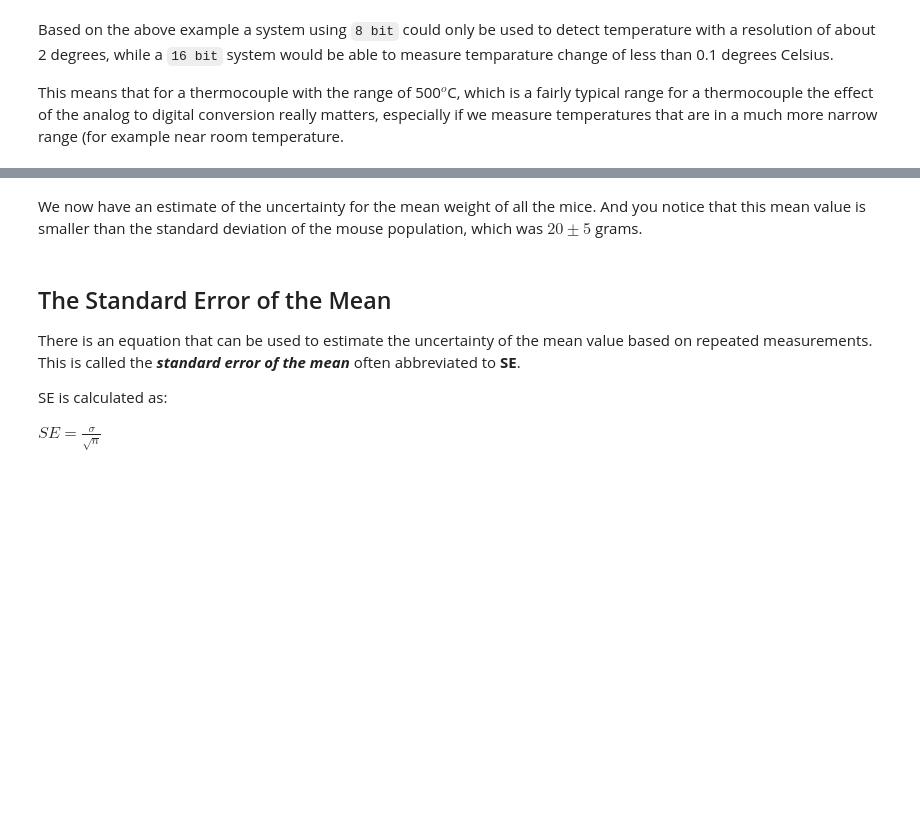
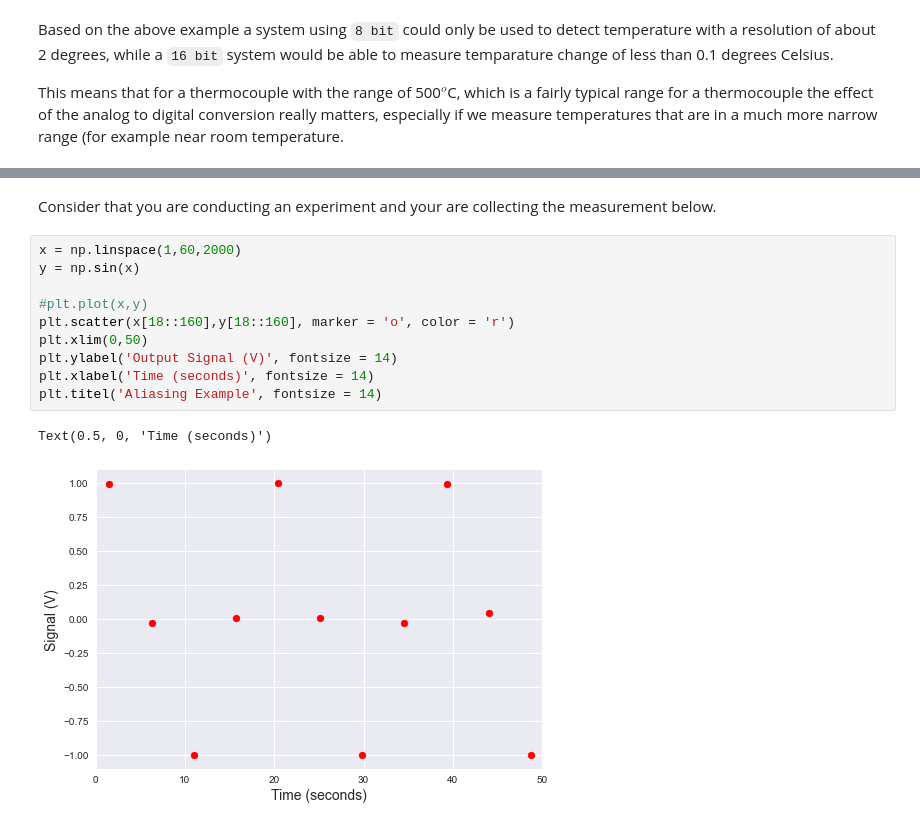
Before and after one commit to TobGerken/ISAT300, a Jupyter notebook: 6_CalibrationAndADConversion.ipynb, the cells around one changed output, grey strips where cells are left out. Saved outputs shown, nothing was run; the diff lists cells and outputs as text; blank space fills up the shorter version.

Commit message:
added aliasing example;

```diff
--- a/6_CalibrationAndADConversion.ipynb
+++ b/6_CalibrationAndADConversion.ipynb
@@ -219,10 +216,15 @@ The mean of the 100 means is: 20.14 +/-  1.49 grams
 # %% [markdown]
-We now have an estimate of the uncertainty for the mean weight of all the mice. And you notice that this mean value is smaller than the standard deviation of the mouse population, which was $20 \pm 5$ grams.
+Consider that you are conducting an experiment and your are collecting the measurement below.
-# %% [markdown]
-## The Standard Error of the Mean
-
-There is an equation that can be used to estimate the uncertainty of the mean value based on repeated measurements. This is called the **_standard error of the mean_** often abbreviated to **SE**.
-
-SE is calculated as:
-
-$SE = \frac{\sigma}{\sqrt{n}}$
+# %%
+x = np.linspace(1,60,2000)
+y = np.sin(x)
+
+#plt.plot(x,y)
+plt.scatter(x[18::160],y[18::160], marker = 'o', color = 'r')
+plt.xlim(0,50)
+plt.ylabel('Output Signal (V)', fontsize = 14)
+plt.xlabel('Time (seconds)', fontsize = 14)
+plt.titel('Aliasing Example', fontsize = 14)
+# %% [output]
+Text(0.5, 0, 'Time (seconds)')
+[figure, added]
```
Also changed, not shown: parts of 12 cells of this notebook.
